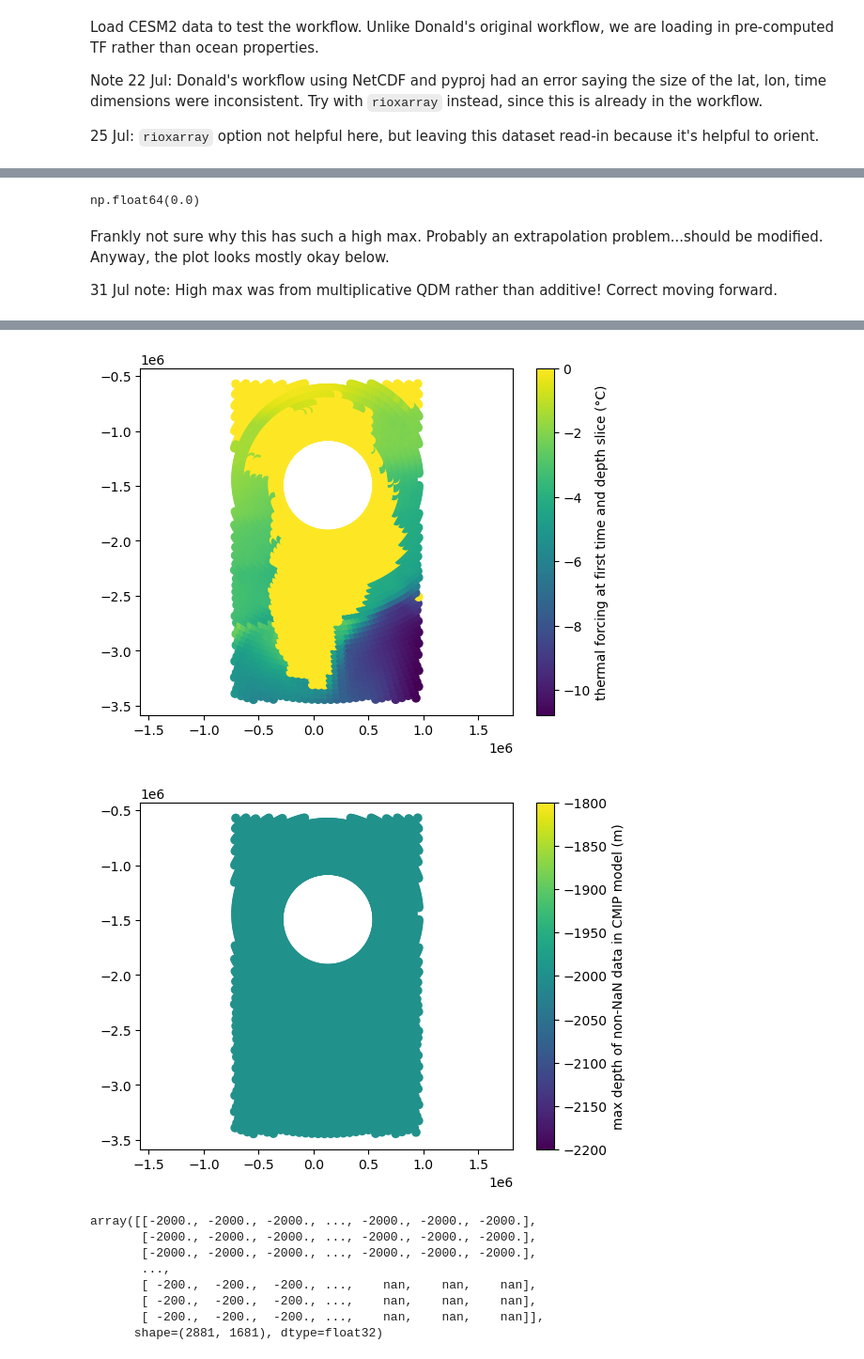
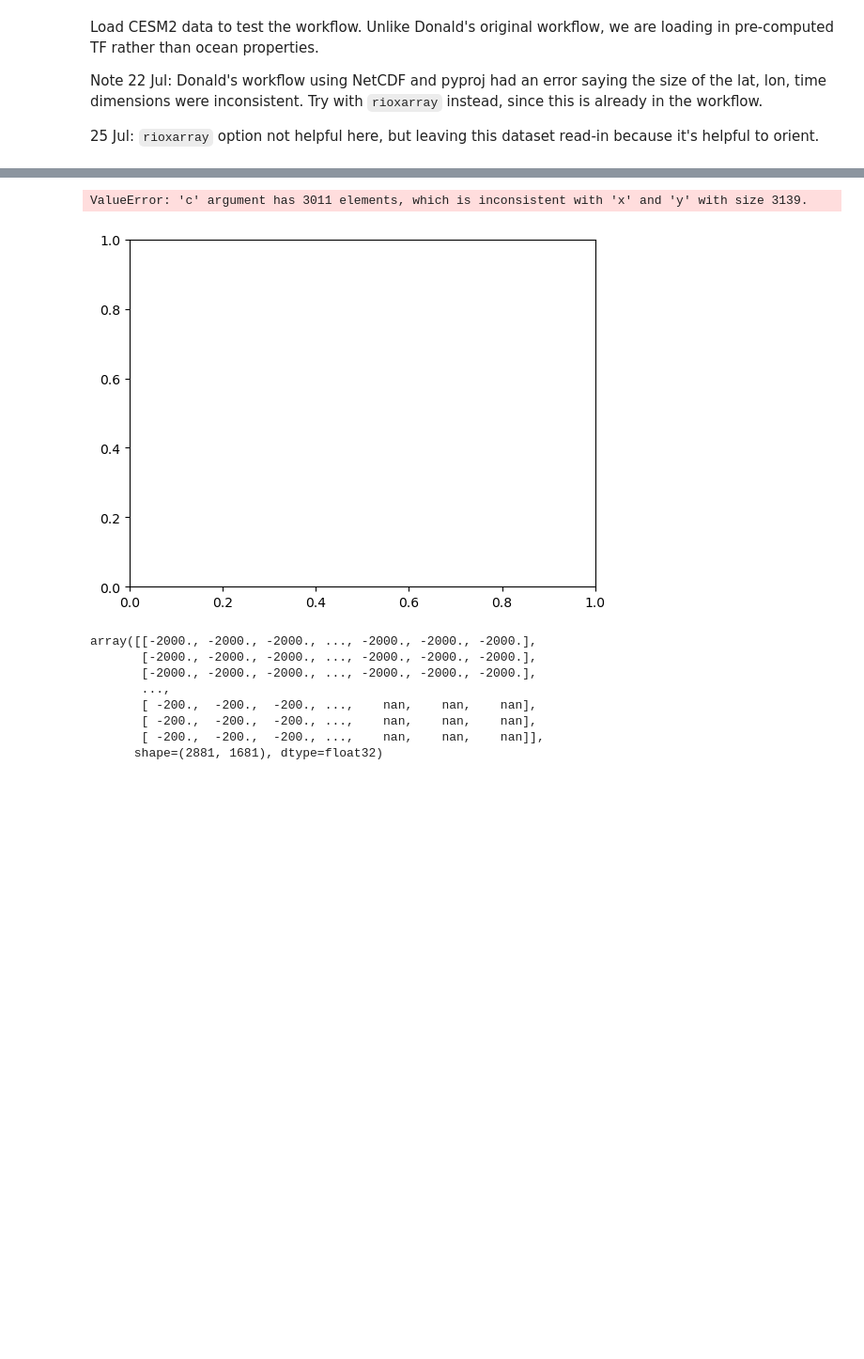
Before and after one commit to ehultee/gris-iceocean-process, a Jupyter notebook: Step3-To_ISMIP_Grid.ipynb, the cells around one changed output, grey strips where cells are left out. Shown at 94% size. Saved outputs shown, nothing was run; the diff lists cells and outputs as text; code cells hidden in the pictures; blank space fills up the shorter version.

```diff
--- a/Step3-To_ISMIP_Grid.ipynb
+++ b/Step3-To_ISMIP_Grid.ipynb
@@ -56,7 +57,7 @@ SelModel = 'CESM2-WACCM' ## model label for input and output
 PressureAlreadyIncluded = True ## was the pressure effect accounted for in Step 1?
 YearTags = ['1985', '2101']
 
-DirSave = f'/Users/eultee/Library/CloudStorage/OneDrive-NASA/Data/gris-iceocean-outfiles/Summer25Test/'
+DirSave = f'/Users/eultee/Desktop/'
 
 model_path = DirSave
 # if PressureAlreadyIncluded:
@@ -66,8 +67,7 @@ model_path = DirSave
 #     model_path = model_path + 'FP_in_Step3/'
 #     model_file = model_path + 'tfQDM-AllLevels-{}-1850_2014-NoPressure-2025-07-30.nc'.format(SelModel)
 
-## with additive QDM - 31 Jul 2025 tweak
-model_file = DirSave + 'tfQDM_additive-AllLevels-CESM2-WACCM-1850_2014-IncludingPressure-20250731.nc'
+model_file = DirSave + 'tfQDM_additive-AllLevels-CommonGrid-CESM2-WACCM-1850_2100-IncludingPressure-20250919.nc'
 
 ds_model = xr.open_dataset(model_file, decode_times='timeDim')
 
@@ -118,20 +118,24 @@ lon_model_raw = nc.Dataset(model_file).variables['lon'][:].filled(np.nan)
 z_model = (nc.Dataset(model_file).variables['depth'][:].filled(np.nan)) ## QDM processed file should have depth in m
 t_model = nc.Dataset(model_file).variables['time'][:].filled(np.nan)
 
-lon_model = np.mod((lon_model_raw+180), 360) -180 ## put back on -180 to 180 axis
+## Common grid has y, x in EPSG 3413 already
+x_model = nc.Dataset(model_file).variables['x'][:].filled(np.nan)
+y_model = nc.Dataset(model_file).variables['y'][:].filled(np.nan)
+
+# lon_model = np.mod((lon_model_raw+180), 360) -180 ## put back on -180 to 180 axis
 # lon_model = lon_model_raw
 # lon_grid, lat_grid = np.meshgrid(lon_model, lat_model) ## necessary if 1D arrays
 
 
-# get coordinates in EPSG:3413 for consistency with ismip grid
-mapping = Transformer.from_crs("epsg:4326", "epsg:3413", always_xy=True)
-x_model, y_model = mapping.transform(lon_model, lat_model)
+# # get coordinates in EPSG:3413 for consistency with ismip grid
+# mapping = Transformer.from_crs("epsg:4326", "epsg:3413", always_xy=True)
+# x_model, y_model = mapping.transform(lon_model, lat_model)
 
 # ## load TF
 TF_model_raw = nc.Dataset(model_file).variables['TF'][:]
 TF_model_nonneg = np.ma.masked_less(TF_model_raw, 0) ## filter out erroneous negative values
-TF_model_pos = np.ma.filled(TF_model_nonneg, fill_value=0) ## and assign 0
-TF_model = np.ma.masked_greater(TF_model_pos, 1.1e10) ## filter out fill value
+# TF_model_pos = np.ma.filled(TF_model_nonneg, fill_value=0) ## and assign 0
+TF_model = np.ma.masked_greater(TF_model_nonneg, 1.1e10) ## filter out fill value
 # %%
 np.max(TF_model)
 # %% [output]
@@ -211,20 +232,14 @@ array([-2000., -2000., -2000., ..., -2000., -2000., -2000.], shape=(4119,))
-# %%
-np.nanmin(TF_nop_model_orig_crop)
-# %% [output]
-np.float64(0.0)
-# %% [markdown]
-Frankly not sure why this has such a high max.  Probably an extrapolation problem...should be modified.  Anyway, the plot looks mostly okay below.
-
-31 Jul note: High max was from multiplicative QDM rather than additive!  Correct moving forward.
 # %%
 ## plots to check things make sense
+
+xm, ym = np.meshgrid(x_model, y_model)
 
 fig, ax = plt.subplots()
 # ax.contourf(lon_model, lat_model, TF_model[0,0, :,:]) ## for raw
 ax.contourf(lon_model, lat_model, TF_model[0,:,:,0]) ## for QDM-processed
 plt.show()
 
-plt.scatter(x_model, y_model, c=TF_nop_model[0,0,:])
+plt.scatter(xm, ym, c=TF_nop_model[0,0,:])
 plt.colorbar(label='thermal forcing at first time and depth slice (°C)')
 plt.axis('equal')
 plt.show()
@@ -238,5 +253,5 @@ plt.show()
+ValueError: 'c' argument has 3011 elements, which is inconsistent with 'x' and 'y' with size 3139.
-[figure, old version]
+[figure, new version]
-[figure, removed]
 # %%
 z_eff
 # %% [output]
```
Also changed, not shown: parts of 16 cells of this notebook, 1 other file.
